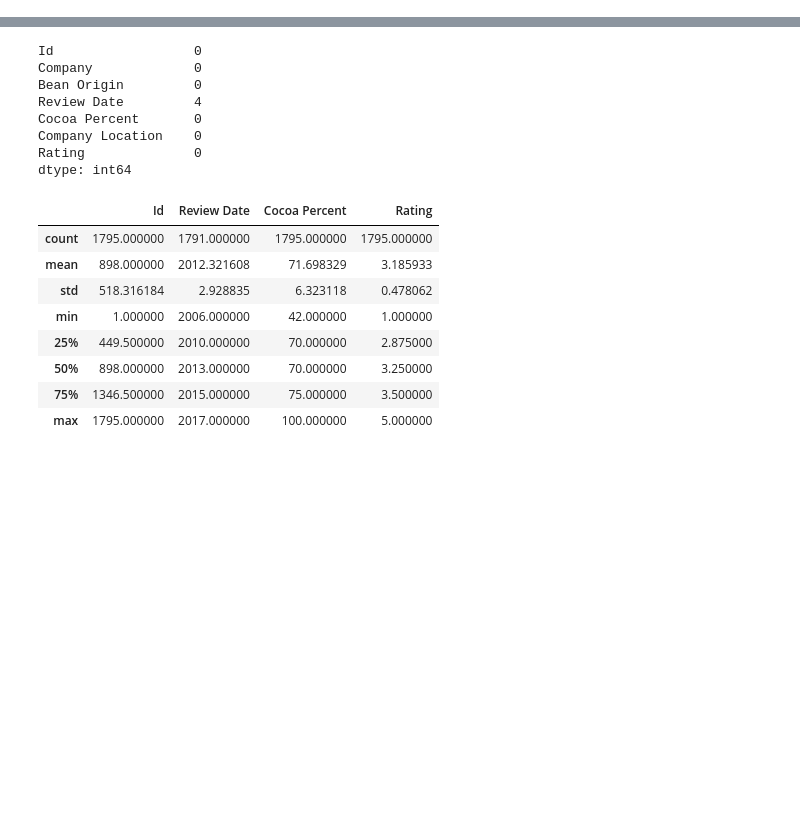
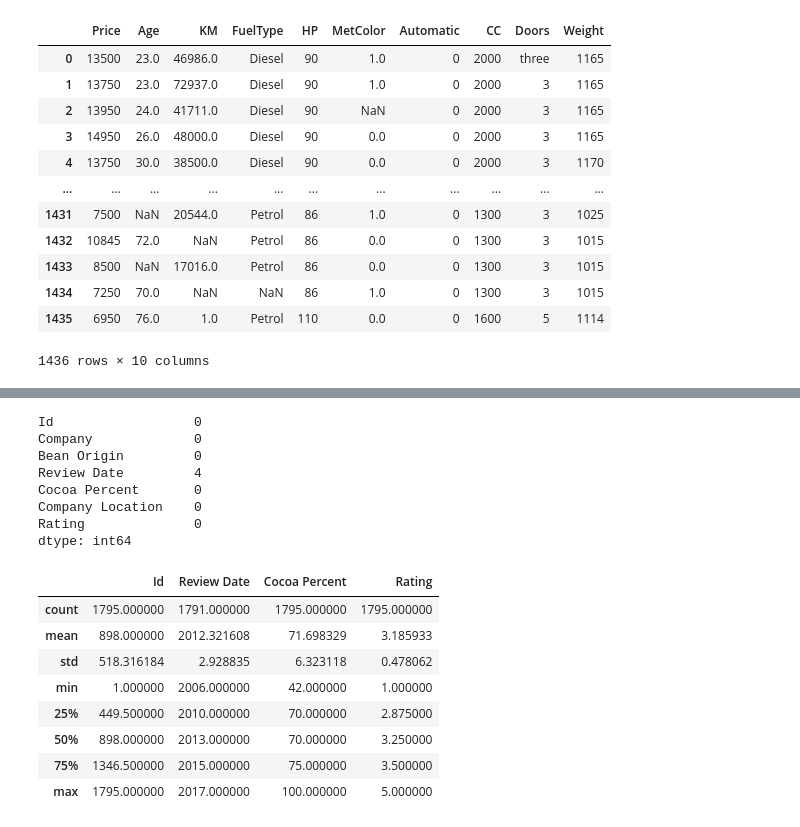
Before and after one commit to Sanket4496/Python-getting-started, a Jupyter notebook: Day-05/learn_pandas.ipynb, the cells around one changed output, grey strips where cells are left out. Saved outputs shown, nothing was run; the diff lists cells and outputs as text; code cells hidden in the pictures; blank space fills up the shorter version.

Commit message:
Learned Pandas DataFrame

```diff
--- a/Day-05/learn_pandas.ipynb
+++ b/Day-05/learn_pandas.ipynb
@@ -19,0 +82,18 @@ data_csv.describe() # show the statistics of the dataset
+# %%
+# Reading Toyoto Dataset
+cars_data = pd.read_csv("../datasets/Toyota.csv", index_col=0, na_values=['??', '###'])
+cars_data
+# %% [output]
+|  | Price | Age | KM | FuelType | HP | MetColor | Automatic | CC | Doors | Weight |
+| 0 | 13500 | 23.0 | 46986.0 | Diesel | 90 | 1.0 | 0 | 2000 | three | 1165 |
+| 1 | 13750 | 23.0 | 72937.0 | Diesel | 90 | 1.0 | 0 | 2000 | 3 | 1165 |
+| 2 | 13950 | 24.0 | 41711.0 | Diesel | 90 | NaN | 0 | 2000 | 3 | 1165 |
+| 3 | 14950 | 26.0 | 48000.0 | Diesel | 90 | 0.0 | 0 | 2000 | 3 | 1165 |
+| 4 | 13750 | 30.0 | 38500.0 | Diesel | 90 | 0.0 | 0 | 2000 | 3 | 1170 |
+| ... | ... | ... | ... | ... | ... | ... | ... | ... | ... | ... |
+| 1431 | 7500 | NaN | 20544.0 | Petrol | 86 | 1.0 | 0 | 1300 | 3 | 1025 |
+| 1432 | 10845 | 72.0 | NaN | Petrol | 86 | 0.0 | 0 | 1300 | 3 | 1015 |
+| 1433 | 8500 | NaN | 17016.0 | Petrol | 86 | 0.0 | 0 | 1300 | 3 | 1015 |
+| 1434 | 7250 | 70.0 | NaN | NaN | 86 | 1.0 | 0 | 1300 | 3 | 1015 |
+| 1435 | 6950 | 76.0 | 1.0 | Petrol | 110 | 0.0 | 0 | 1600 | 5 | 1114 |
+1436 rows × 10 columns
```
Also changed, not shown: parts of 56 cells of this notebook, 1 other file.
